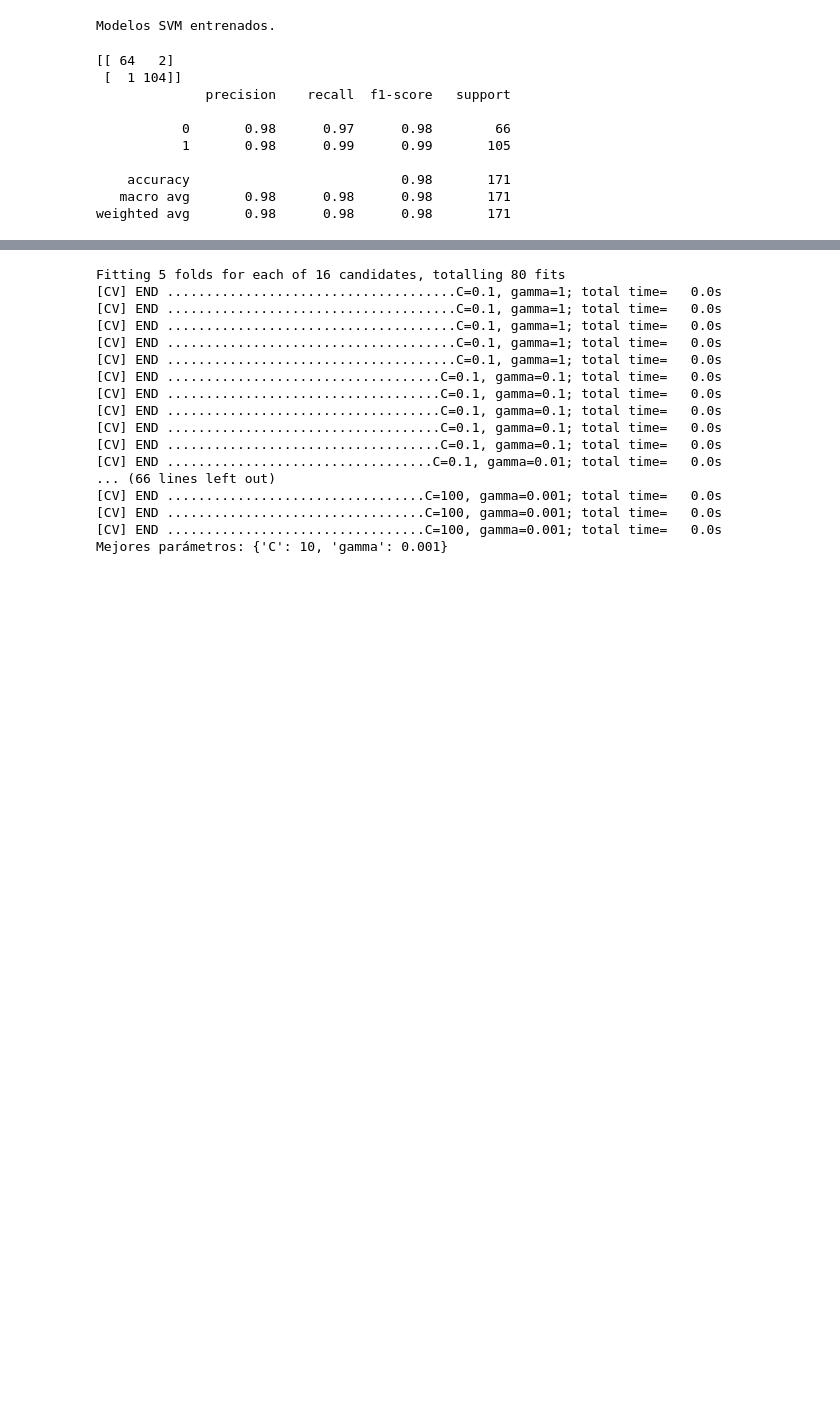
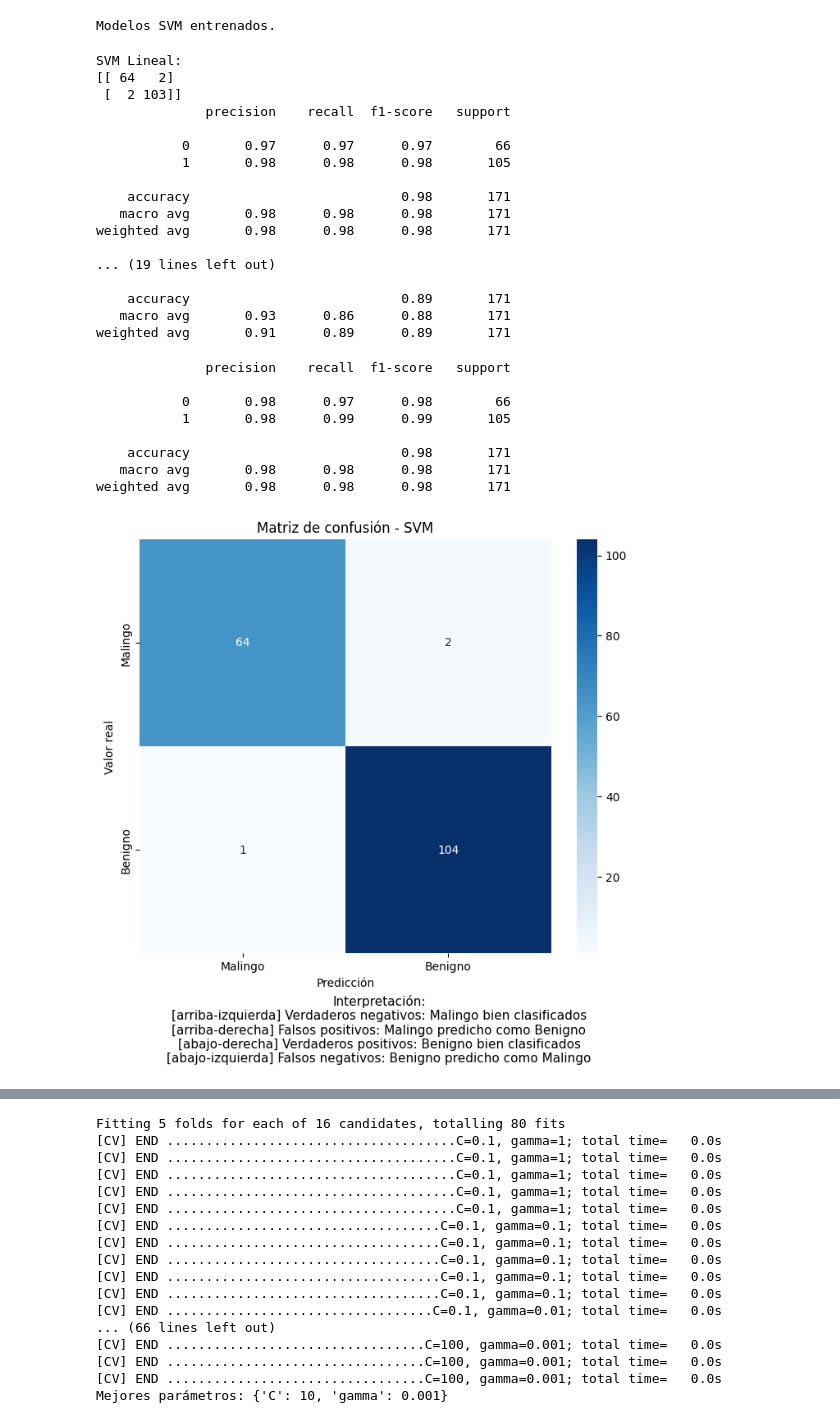
Before and after one commit to Dreyeles/jupyter_modDatos, a Jupyter notebook: s08_clasificacion_svm/notebooks/breast_cancer_svm.ipynb, the cells around one changed output, grey strips where cells are left out. Saved outputs shown, nothing was run; the diff lists cells and outputs as text; code cells hidden in the pictures; blank space fills up the shorter version.

```diff
--- a/s08_clasificacion_svm/notebooks/breast_cancer_svm.ipynb
+++ b/s08_clasificacion_svm/notebooks/breast_cancer_svm.ipynb
@@ -75,18 +83,82 @@ Modelos SVM entrenados.
 # %%
 from sklearn.metrics import confusion_matrix, classification_report
 
-predictions = model.predict(X_test_s)
+pred_linear = model_linear.predict(X_test_s)
+pred_rbf = model_rbf.predict(X_test_s)
+pred_poly = model_poly.predict(X_test_s)
 
-print(confusion_matrix(y_test, predictions))
-print(classification_report(y_test, predictions))
+print("SVM Lineal:")
+print(confusion_matrix(y_test, pred_linear))
+print(classification_report(y_test, pred_linear))
+
+print("SVM RBF:")
+print(confusion_matrix(y_test, pred_rbf))
+print(classification_report(y_test, pred_rbf))
+
+print("SVM Poly:")
+print(confusion_matrix(y_test, pred_poly))
+print(classification_report(y_test, pred_poly))
 # %% [output]
+SVM Lineal:
 [[ 64   2]
- [  1 104]]
+ [  2 103]]
               precision    recall  f1-score   support
 
-           0       0.98      0.97      0.98        66
-           1       0.98      0.99      0.99       105
+           0       0.97      0.97      0.97        66
+           1       0.98      0.98      0.98       105
 
     accuracy                           0.98       171
    macro avg       0.98      0.98      0.98       171
 weighted avg       0.98      0.98      0.98       171
+
+... (19 lines left out)
+
+    accuracy                           0.89       171
+   macro avg       0.93      0.86      0.88       171
+weighted avg       0.91      0.89      0.89       171
+# %%
+from sklearn.metrics import confusion_matrix, classification_report
+import seaborn as sns
+import matplotlib.pyplot as plt
+
+# Matriz de confusión
+cm = confusion_matrix(y_test, pred_rbf)
+
+# Mostrar reporte de clasificación
+print(classification_report(y_test, pred_rbf))
+
+# Visualizar matriz de confusión
+plt.figure(figsize=(7,6))
+ax = sns.heatmap(
+    cm, annot=True, fmt='d', cmap='Blues',
+    xticklabels=['Malingo', 'Benigno'],
+    yticklabels=['Malingo', 'Benigno']
+)
+plt.xlabel('Predicción')
+plt.ylabel('Valor real')
+plt.title('Matriz de confusión - SVM')
+
+plt.tight_layout()
+
+# Interpretación debajo del gráfico
+plt.figtext(
+    0.5, -0.12,
+    "Interpretación:\n"
+    "[arriba-izquierda] Verdaderos negativos: Malingo bien clasificados\n"
+    "[arriba-derecha] Falsos positivos: Malingo predicho como Benigno\n"
+    "[abajo-derecha] Verdaderos positivos: Benigno bien clasificados\n"
+    "[abajo-izquierda] Falsos negativos: Benigno predicho como Malingo",
+    wrap=True, ha='center', fontsize=11
+)
+
+plt.show()
+# %% [output]
+              precision    recall  f1-score   support
+
+           0       0.98      0.97      0.98        66
+           1       0.98      0.99      0.99       105
+
+    accuracy                           0.98       171
+   macro avg       0.98      0.98      0.98       171
+weighted avg       0.98      0.98      0.98       171
+[figure, added]
```
Also changed, not shown: parts of 2 cells of this notebook, 1 other file.
